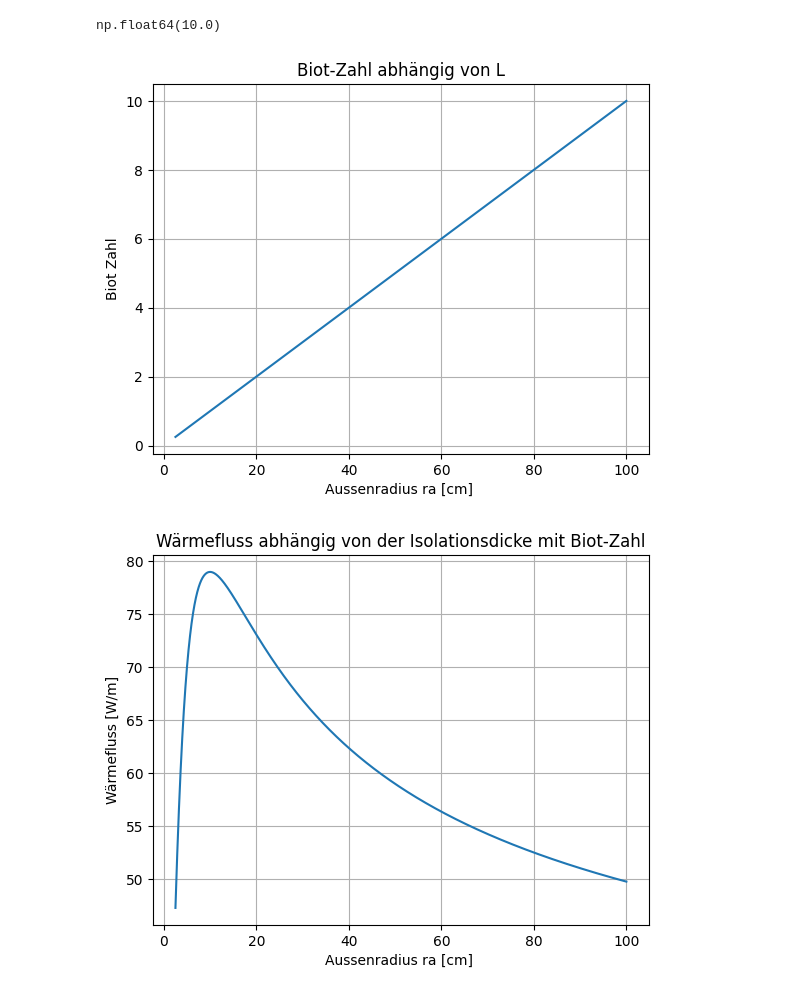
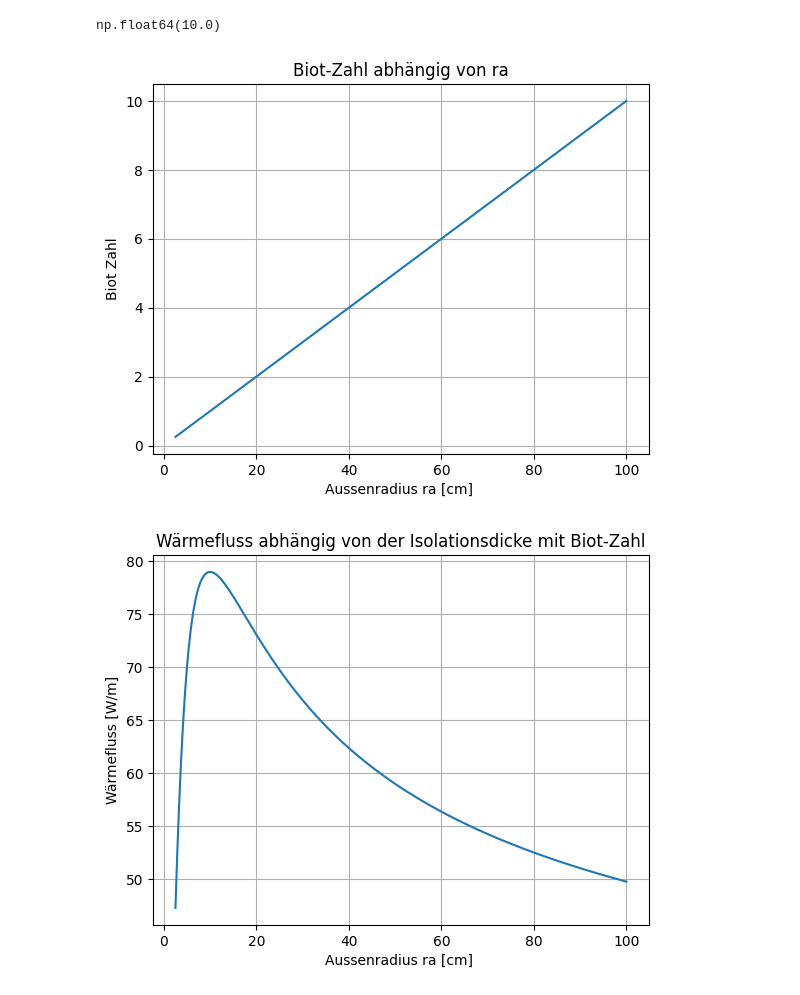
Before and after one commit to HansPeter21/CoP_Abgabe, a Jupyter notebook: Bericht_Mauro_Schegg.ipynb, the cells around one changed output. Cells and saved outputs as stored; diff of their text form; code cells hidden in the pictures.

```diff
--- a/Bericht_Mauro_Schegg.ipynb
+++ b/Bericht_Mauro_Schegg.ipynb
@@ -574,11 +574,11 @@ np.float64(10.0)
 # %%
 plt.plot(ra2*100,Bi)
 plt.ylabel("Biot Zahl")
 plt.xlabel("Aussenradius ra [cm] ")
-plt.title("Biot-Zahl abhängig von L")
+plt.title("Biot-Zahl abhängig von ra")
 plt.grid()
 # %% [output]
-[figure, old version]
+[figure, new version]
 # %%
 A2 = A_cal(ra2)
 delT3 = delT_cal(A2,ra2)
```
Also changed, not shown: parts of 1 cell of this notebook.
